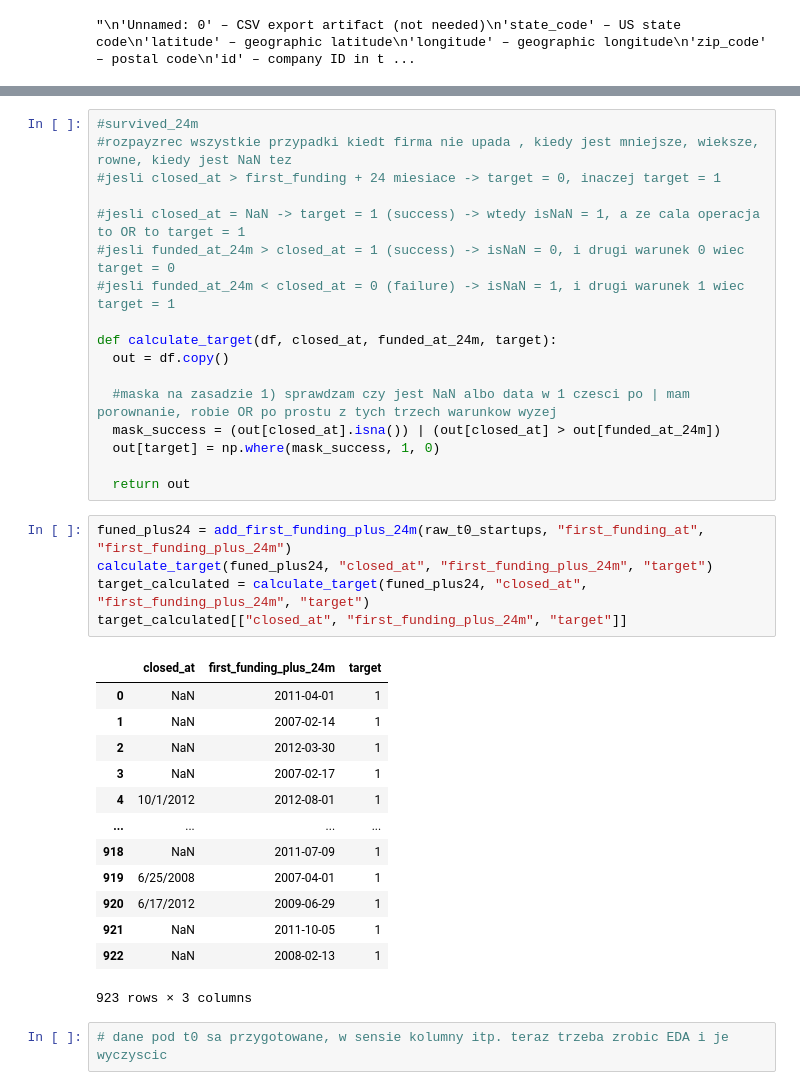
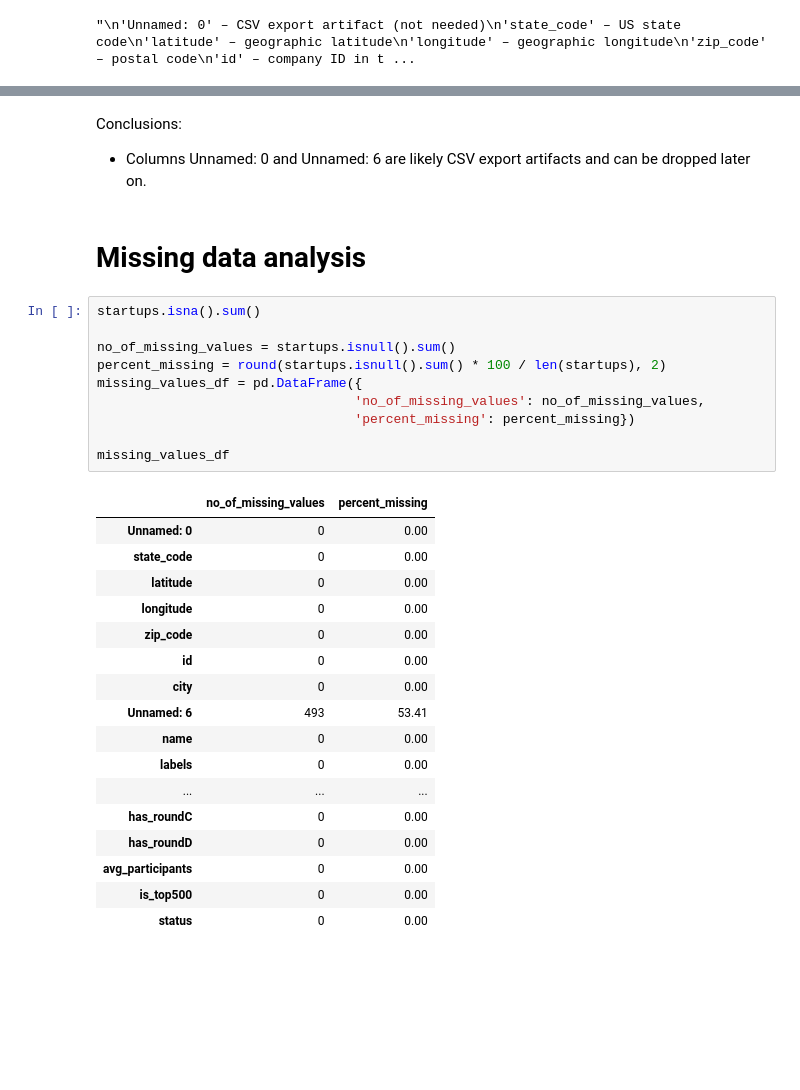
Before and after one commit to liladqa/riskvector, a Jupyter notebook: 01_EDA_on_raw_data.ipynb, the cells around one changed output, grey strips where cells are left out. Drawn from its saved outputs; the diff is of its cells as text; blank space fills up the shorter version.

```diff
--- a/01_EDA_on_raw_data.ipynb
+++ b/01_EDA_on_raw_data.ipynb
@@ -634,38 +156,35 @@ calculate_first_funding_usd(out_with_funding_rounds, "funding_total_usd", "fundi
-# %%
-#survived_24m
-#rozpayzrec wszystkie przypadki kiedt firma nie upada , kiedy jest mniejsze, wieksze, rowne, kiedy jest NaN tez
-#jesli closed_at > first_funding + 24 miesiace -> target = 0, inaczej target = 1
-
-#jesli closed_at = NaN -> target = 1 (success) -> wtedy isNaN = 1, a ze cala operacja to OR to target = 1
-#jesli funded_at_24m > closed_at = 1 (success) -> isNaN = 0, i drugi warunek 0 wiec target = 0
-#jesli funded_at_24m < closed_at = 0 (failure) -> isNaN = 1, i drugi warunek 1 wiec target = 1
-
-def calculate_target(df, closed_at, funded_at_24m, target):
-  out = df.copy()
-
-  #maska na zasadzie 1) sprawdzam czy jest NaN albo data w 1 czesci po | mam porownanie, robie OR po prostu z tych trzech warunkow wyzej
-  mask_success = (out[closed_at].isna()) | (out[closed_at] > out[funded_at_24m])
-  out[target] = np.where(mask_success, 1, 0)
-
-  return out
-# %%
-funed_plus24 = add_first_funding_plus_24m(raw_t0_startups, "first_funding_at", "first_funding_plus_24m")
-calculate_target(funed_plus24, "closed_at", "first_funding_plus_24m", "target")
-target_calculated = calculate_target(funed_plus24, "closed_at", "first_funding_plus_24m", "target")
-target_calculated[["closed_at", "first_funding_plus_24m", "target"]]
-# %% [output]
-|  | closed_at | first_funding_plus_24m | target |
-| 0 | NaN | 2011-04-01 | 1 |
-| 1 | NaN | 2007-02-14 | 1 |
-| 2 | NaN | 2012-03-30 | 1 |
-| 3 | NaN | 2007-02-17 | 1 |
-| 4 | 10/1/2012 | 2012-08-01 | 1 |
-| ... | ... | ... | ... |
-| 918 | NaN | 2011-07-09 | 1 |
-| 919 | 6/25/2008 | 2007-04-01 | 1 |
-| 920 | 6/17/2012 | 2009-06-29 | 1 |
-| 921 | NaN | 2011-10-05 | 1 |
-| 922 | NaN | 2008-02-13 | 1 |
-923 rows × 3 columns
-# %%
-# dane pod t0 sa przygotowane, w sensie kolumny itp. teraz trzeba zrobic EDA i je wyczyscic
+# %% [markdown]
+Conclusions:
+
+
+*   Columns Unnamed: 0 and Unnamed: 6 are likely CSV export artifacts and can be dropped later on.
+# %% [markdown]
+# Missing data analysis
+# %%
+startups.isna().sum()
+
+no_of_missing_values = startups.isnull().sum()
+percent_missing = round(startups.isnull().sum() * 100 / len(startups), 2)
+missing_values_df = pd.DataFrame({
+                                 'no_of_missing_values': no_of_missing_values,
+                                 'percent_missing': percent_missing})
+
+missing_values_df
+# %% [output]
+|  | no_of_missing_values | percent_missing |
+| Unnamed: 0 | 0 | 0.00 |
+| state_code | 0 | 0.00 |
+| latitude | 0 | 0.00 |
+| longitude | 0 | 0.00 |
+| zip_code | 0 | 0.00 |
+| id | 0 | 0.00 |
+| city | 0 | 0.00 |
+| Unnamed: 6 | 493 | 53.41 |
+| name | 0 | 0.00 |
+| labels | 0 | 0.00 |
+| ... | ... | ... |
+| has_roundC | 0 | 0.00 |
+| has_roundD | 0 | 0.00 |
+| avg_participants | 0 | 0.00 |
+| is_top500 | 0 | 0.00 |
+| status | 0 | 0.00 |
```
Also changed, not shown: parts of 60 cells of this notebook.
